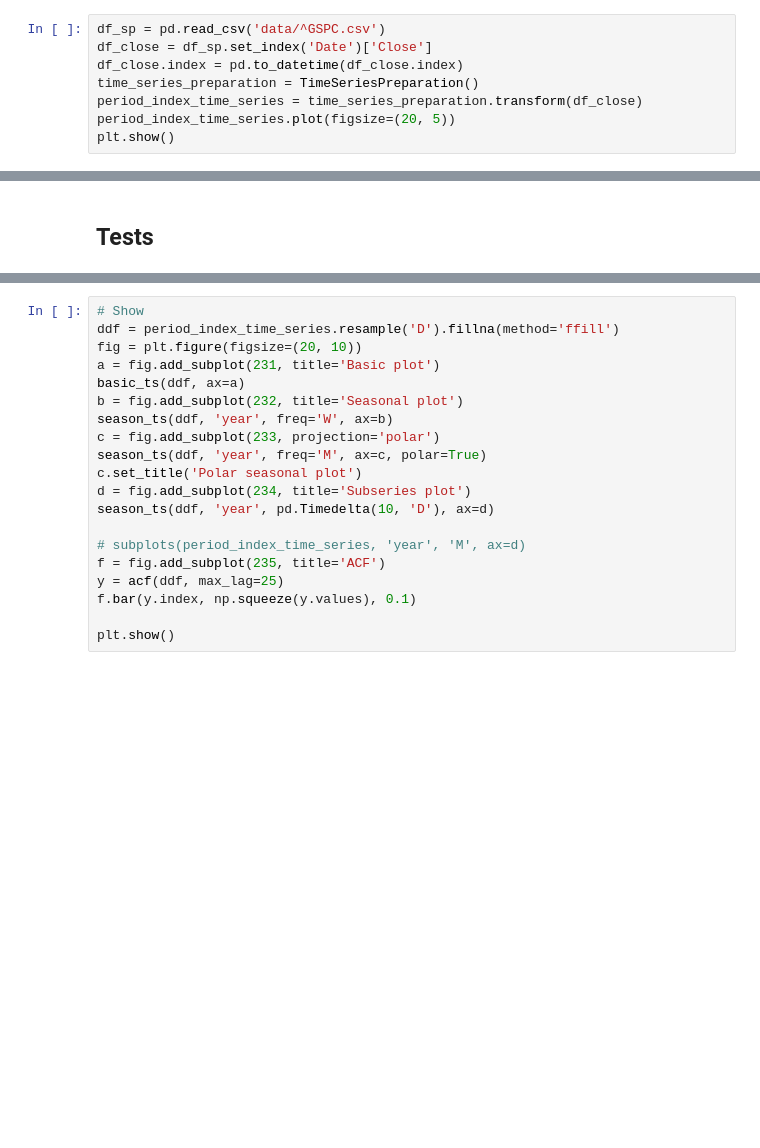
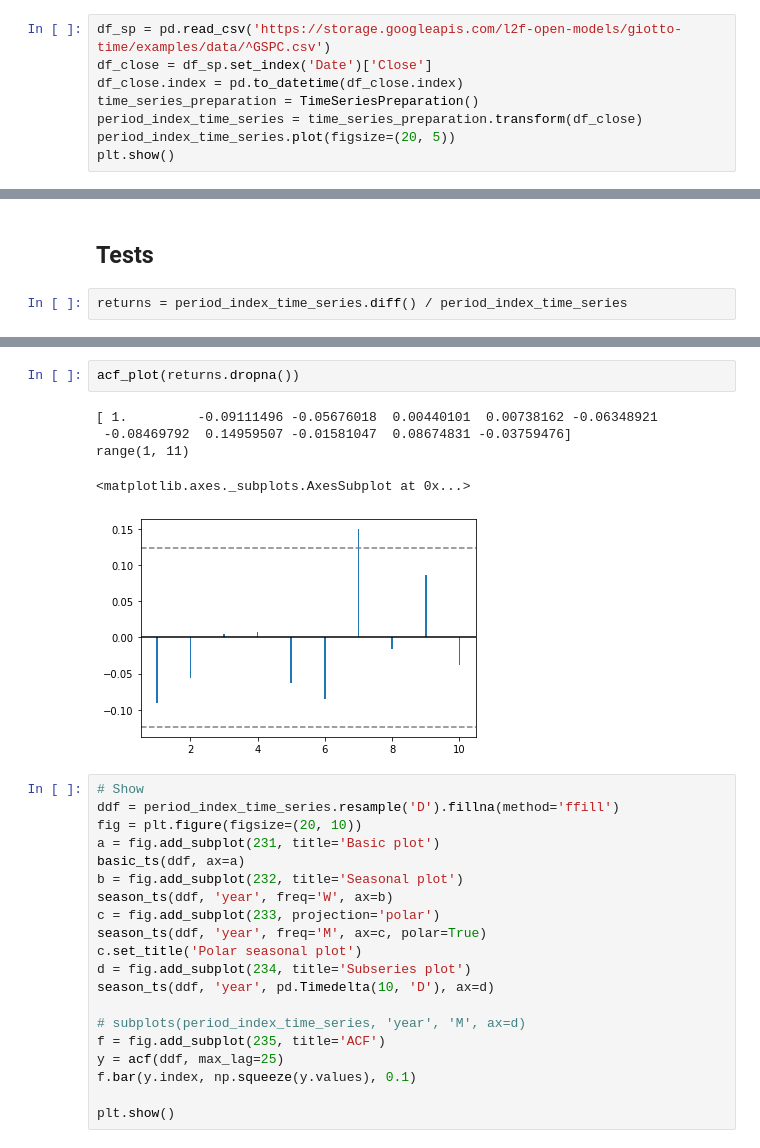
Before and after one commit to giotto-ai/giotto-time, a Jupyter notebook: examples/plots_test.ipynb, the cells around one changed output, grey strips where cells are left out. Cells and saved outputs as stored; diff of their text form; blank space fills up the shorter version.

```diff
--- a/examples/plots_test.ipynb
+++ b/examples/plots_test.ipynb
@@ -31,7 +31,7 @@ from gtime.compose import FeatureCreation
 # %% [markdown]
 ## Ploting functions
 # %%
-df_sp = pd.read_csv('data/^GSPC.csv')
+df_sp = pd.read_csv('https://storage.googleapis.com/l2f-open-models/giotto-time/examples/data/^GSPC.csv')
 df_close = df_sp.set_index('Date')['Close']
 df_close.index = pd.to_datetime(df_close.index)
 time_series_preparation = TimeSeriesPreparation()
@@ -344,3 +349,5 @@ season_ts(period_index_time_series.resample('M').last().fillna(method='ffill'),
 [figure]
 # %% [markdown]
 ## Tests
+# %%
+returns = period_index_time_series.diff() / period_index_time_series
@@ -347,3 +371,11 @@ season_ts(period_index_time_series.resample('M').last().fillna(method='ffill'),
+# %%
+acf_plot(returns.dropna())
+# %% [output]
+[ 1.         -0.09111496 -0.05676018  0.00440101  0.00738162 -0.06348921
+ -0.08469792  0.14959507 -0.01581047  0.08674831 -0.03759476]
+range(1, 11)
+<matplotlib.axes._subplots.AxesSubplot at 0x...>
+[figure, added]
 # %%
 # Show
 ddf = period_index_time_series.resample('D').fillna(method='ffill')
```
Also changed, not shown: parts of 2 cells of this notebook, 4 other files.
